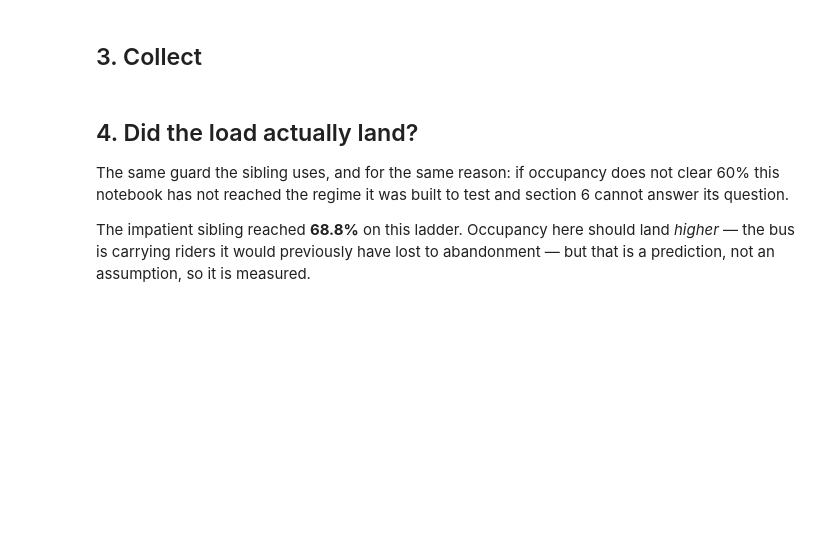
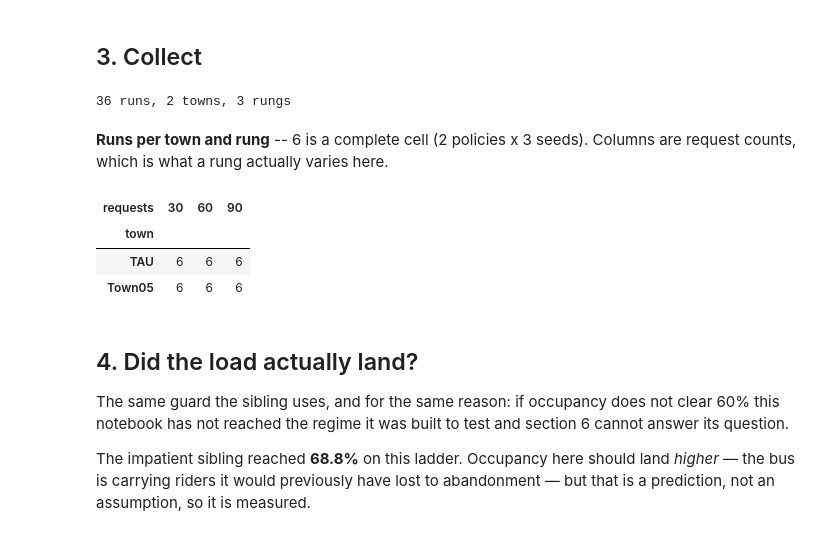
Before and after one commit to 3-kids-wearing-a-trenchcoat/autobus, a Jupyter notebook: notebooks/carla-sustained-load-patient.ipynb, the cells around one changed output. Cells and saved outputs as stored; diff of their text form; code cells hidden in the pictures; blank space fills up the shorter version.

```diff
--- a/notebooks/carla-sustained-load-patient.ipynb
+++ b/notebooks/carla-sustained-load-patient.ipynb
@@ -499,7 +494,8 @@ WARNING: No InMemoryMap cache found. Setting up local map. This may take a while
 # %% [markdown]
 ## 3. Collect
 # %%
-def collect(patience: float | None) -> pd.DataFrame:
+def collect(patience: float | None,
+            steering: str = STEERING) -> pd.DataFrame:
     """
     Read back every run belonging to one regime of this sweep.
 
@@ -510,6 +506,10 @@ def collect(patience: float | None) -> pd.DataFrame:
 
     :param patience: ``max_wait_s`` the runs were filed under: ``None`` for
         this notebook's patient runs, 750.0 for the impatient sibling's.
+    :param steering: Steering tag the runs were recorded under. Not
+        assumed to match this notebook's: runs are stamped with the tag
+        that was current when they ran, not the one their notebook
+        declares today.
     :return: One row per run.
     """
     records = [
@@ -519,7 +519,7 @@ def collect(patience: float | None) -> pd.DataFrame:
         and r.identity.world.get("npc_vehicles") == NPC_VEHICLES
         and r.identity.world.get("speed_limits") == speed_limit_tag(
             r.identity.world.get("town"))
-        and r.identity.world.get("steering") == "direct-drive-v2"
+        and r.identity.world.get("steering") == steering
         and r.identity.world.get("routing") == "time-lane-change-v1"
         and r.identity.trial.get("capacity") == CAPACITY
         and r.identity.trial.get("max_wait_s") == patience
@@ -544,33 +544,40 @@ def collect(patience: float | None) -> pd.DataFrame:
             "wait": r.kpi.mean_wait_time, "ride": r.kpi.mean_ride_time,
             "p90_wait": r.kpi.p90_wait_time,
             "throughput": r.kpi.throughput,
             "fulfilled": r.kpi.fulfilled_count,
             "cancelled": r.kpi.cancelled_count,
             "sim_s": sim_s,
             "distance_m": r.backend_stats.get("distance_m", 0.0),
             # Under direct drive a repath means the bus was physically
             # stuck; the red-light and queueing exemptions cover the
             # legitimate stops.
             "repaths": r.backend_stats.get("repaths", 0),
             "unroutable": r.backend_stats.get("unroutable_legs", 0),
         })
     return pd.DataFrame(rows)
 
 
 frame = collect(PATIENCE)
 HAVE_RUNS = not frame.empty
 
 if not HAVE_RUNS:
     display(Markdown(
         "> **No runs yet.** Run section 2, or check that the world identity "
         "here matches what the runs were filed under."))
 else:
     print(f"{len(frame)} runs, {frame['town'].nunique()} towns, "
           f"{frame['interval_s'].nunique()} rungs")
     display(Markdown("**Runs per town and rung** -- 6 is a complete cell "
                      "(2 policies x 3 seeds). Columns are request counts, "
                      "which is what a rung actually varies here."))
     display(frame.groupby(["town", "requests"]).size().unstack(fill_value=0))
+# %% [output]
+36 runs, 2 towns, 3 rungs
+**Runs per town and rung** -- 6 is a complete cell (2 policies x 3 seeds). Columns are request counts, which is what a rung actually varies here.
+| requests | 30 | 60 | 90 |
+| town |  |  |  |
+| TAU | 6 | 6 | 6 |
+| Town05 | 6 | 6 | 6 |
 # %% [markdown]
 ## 4. Did the load actually land?
 
```
Also changed, not shown: parts of 9 cells of this notebook.
